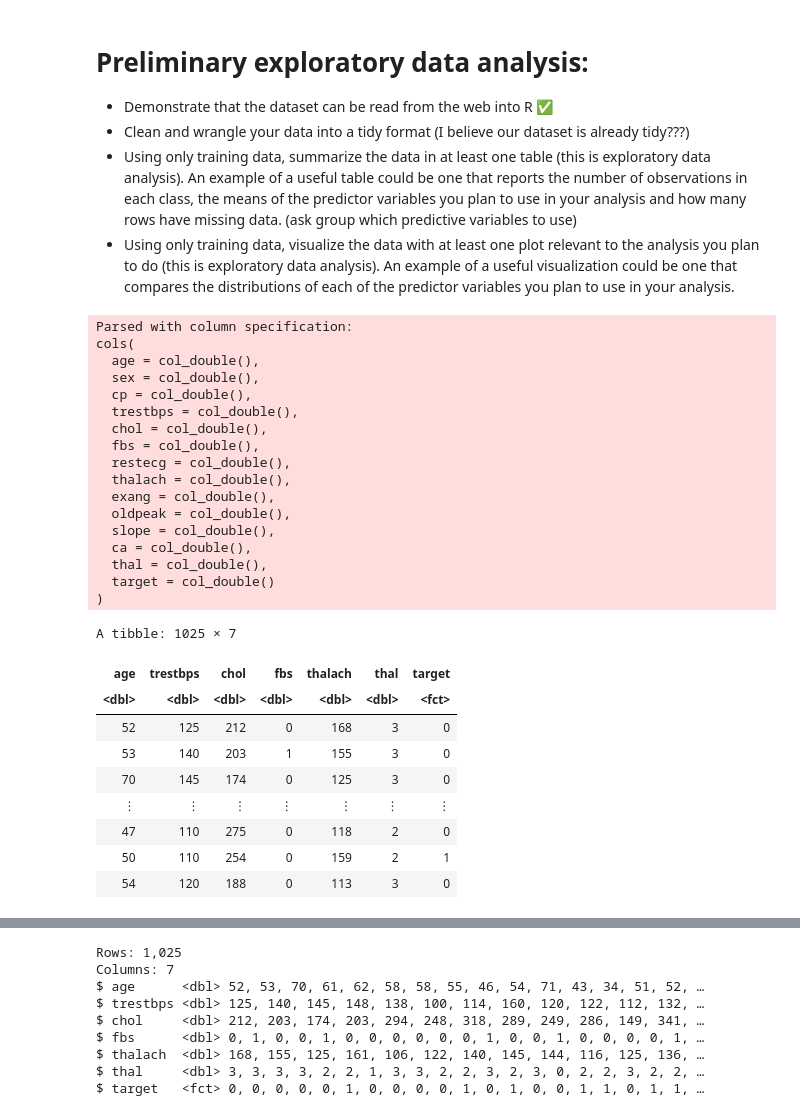
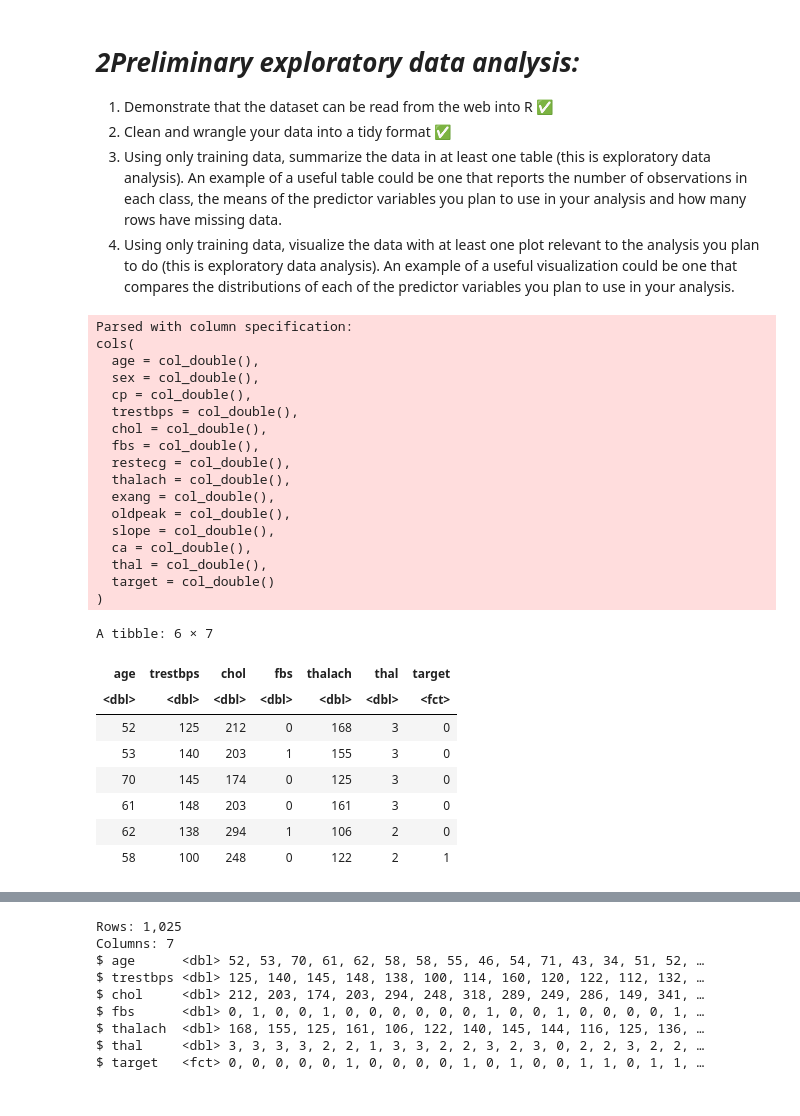
Before and after one commit to sadia-kd/DSCI-Project, a Jupyter notebook: Proposal.ipynb, the cells around one changed output, grey strips where cells are left out. Cells and saved outputs as stored; diff of their text form; code cells hidden in the pictures.

```diff
--- a/Proposal.ipynb
+++ b/Proposal.ipynb
@@ -19,40 +19,44 @@ options(repr.matrix.max.rows = 6)
 # %% [markdown]
-# Preliminary exploratory data analysis:
+# _2Preliminary exploratory data analysis:_
 
-* Demonstrate that the dataset can be read from the web into R ✅
-* Clean and wrangle your data into a tidy format (I believe our dataset is already tidy???)
-* Using only training data, summarize the data in at least one table (this is exploratory data analysis). An example of a useful table could be one that reports the number of observations in each class, the means of the predictor variables you plan to use in your analysis and how many rows have missing data. (ask group which predictive variables to use)
-* Using only training data, visualize the data with at least one plot relevant to the analysis you plan to do (this is exploratory data analysis). An example of a useful visualization could be one that compares the distributions of each of the predictor variables you plan to use in your analysis.
+ 1. Demonstrate that the dataset can be read from the web into R ✅
+ 2. Clean and wrangle your data into a tidy format ✅
+ 3. Using only training data, summarize the data in at least one table (this is exploratory data analysis). An example of a useful table could be one that reports the number of observations in each class, the means of the predictor variables you plan to use in your analysis and how many rows have missing data.
+ 4. Using only training data, visualize the data with at least one plot relevant to the analysis you plan to do (this is exploratory data analysis). An example of a useful visualization could be one that compares the distributions of each of the predictor variables you plan to use in your analysis.
-# %%
-heart_disease <- read_csv("heart.csv") %>%
-    mutate(target = as_factor(target)) %>%
-    select(age, trestbps, chol, fbs, thalach, thal, target)
-heart_disease
-# %% [output]
-Parsed with column specification:
-cols(
-  age = col_double(),
-  sex = col_double(),
-  cp = col_double(),
-  trestbps = col_double(),
-  chol = col_double(),
-  fbs = col_double(),
-  restecg = col_double(),
-  thalach = col_double(),
-  exang = col_double(),
-  oldpeak = col_double(),
-  slope = col_double(),
-  ca = col_double(),
-  thal = col_double(),
-  target = col_double()
-)
-A tibble: 1025 × 7
-| age | trestbps | chol | fbs | thalach | thal | target |
-| <dbl> | <dbl> | <dbl> | <dbl> | <dbl> | <dbl> | <fct> |
-| 52 | 125 | 212 | 0 | 168 | 3 | 0 |
-| 53 | 140 | 203 | 1 | 155 | 3 | 0 |
-| 70 | 145 | 174 | 0 | 125 | 3 | 0 |
-| ⋮ | ⋮ | ⋮ | ⋮ | ⋮ | ⋮ | ⋮ |
-| 47 | 110 | 275 | 0 | 118 | 2 | 0 |
-| 50 | 110 | 254 | 0 | 159 | 2 | 1 |
-| 54 | 120 | 188 | 0 | 113 | 3 | 0 |
+# %%
+# Here I demonstrate that the data can be read into R
+# I perform the as_factor() function on the target column because that is the column we are using for our question
+# I also select the columns that we will use in our analysis as the predictors as all of them are not needed
+
+heart_disease <- read_csv("heart.csv") %>%
+    mutate(target = as_factor(target)) %>%
+    select(age, trestbps, chol, fbs, thalach, thal, target)
+
+head(heart_disease)
+# %% [output]
+Parsed with column specification:
+cols(
+  age = col_double(),
+  sex = col_double(),
+  cp = col_double(),
+  trestbps = col_double(),
+  chol = col_double(),
+  fbs = col_double(),
+  restecg = col_double(),
+  thalach = col_double(),
+  exang = col_double(),
+  oldpeak = col_double(),
+  slope = col_double(),
+  ca = col_double(),
+  thal = col_double(),
+  target = col_double()
+)
+A tibble: 6 × 7
+| age | trestbps | chol | fbs | thalach | thal | target |
+| <dbl> | <dbl> | <dbl> | <dbl> | <dbl> | <dbl> | <fct> |
+| 52 | 125 | 212 | 0 | 168 | 3 | 0 |
+| 53 | 140 | 203 | 1 | 155 | 3 | 0 |
+| 70 | 145 | 174 | 0 | 125 | 3 | 0 |
+| 61 | 148 | 203 | 0 | 161 | 3 | 0 |
+| 62 | 138 | 294 | 1 | 106 | 2 | 0 |
+| 58 | 100 | 248 | 0 | 122 | 2 | 1 |
```
Also changed, not shown: parts of 16 cells of this notebook.
